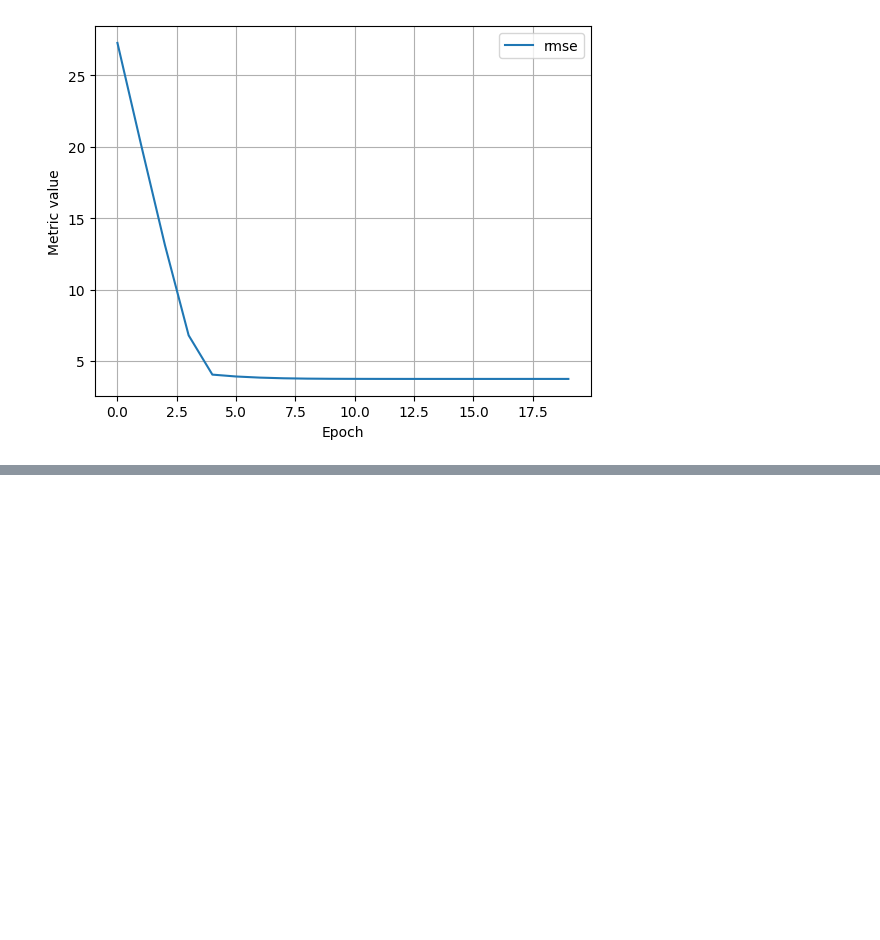
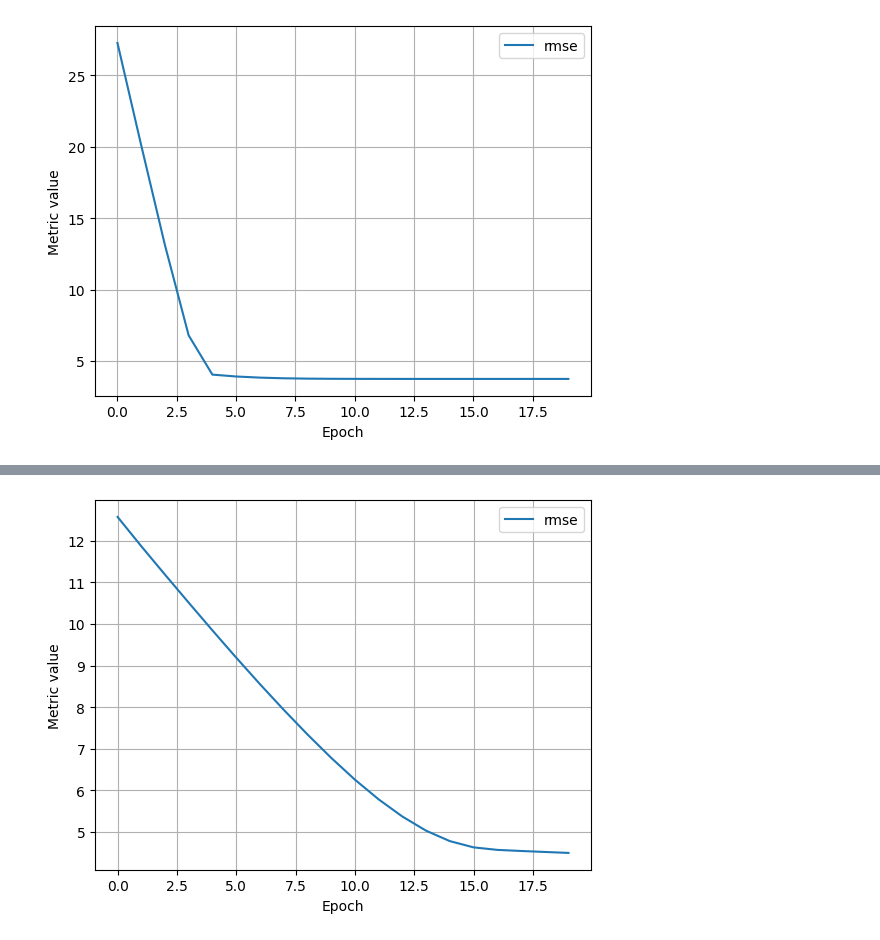
Before and after one commit to ydeschryver-cloud/Google-ML-Course, a Jupyter notebook: 01_linear_regression.ipynb, the cells around one changed output, grey strips where cells are left out. Cells and saved outputs as stored; diff of their text form; code cells hidden in the pictures; blank space fills up the shorter version.

```diff
--- a/01_linear_regression.ipynb
+++ b/01_linear_regression.ipynb
@@ -124,0 +195,17 @@ Epoch 20/20
+# %%
+settings_4 = ml_edu.experiment.ExperimentSettings(
+    learning_rate = 0.001,
+    number_epochs = 20,
+    batch_size = 500,
+    input_features = ['TRIP_MILES']
+)
+
+metrics = [keras.metrics.RootMeanSquaredError(name='rmse')]
+
+model_4 = create_model(settings_4, metrics)
+
+experiment_4 = train_model('one_feature', model_4, training_df, 'FARE', settings_4)
+
+ml_edu.results.plot_experiment_metrics(experiment_4, ['rmse'])
+ml_edu.results.plot_model_predictions(experiment_4, training_df, 'FARE')
+# %% [output]
@@ -124,0 +229 @@ Epoch 20/20
+[figure, added]
```
Also changed, not shown: parts of 8 cells of this notebook.
